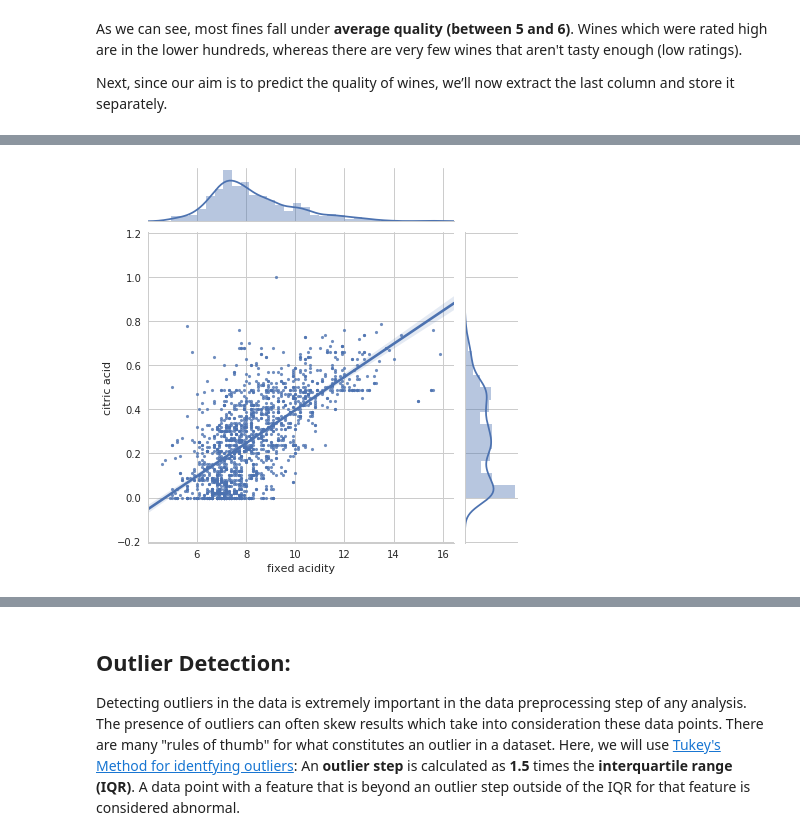
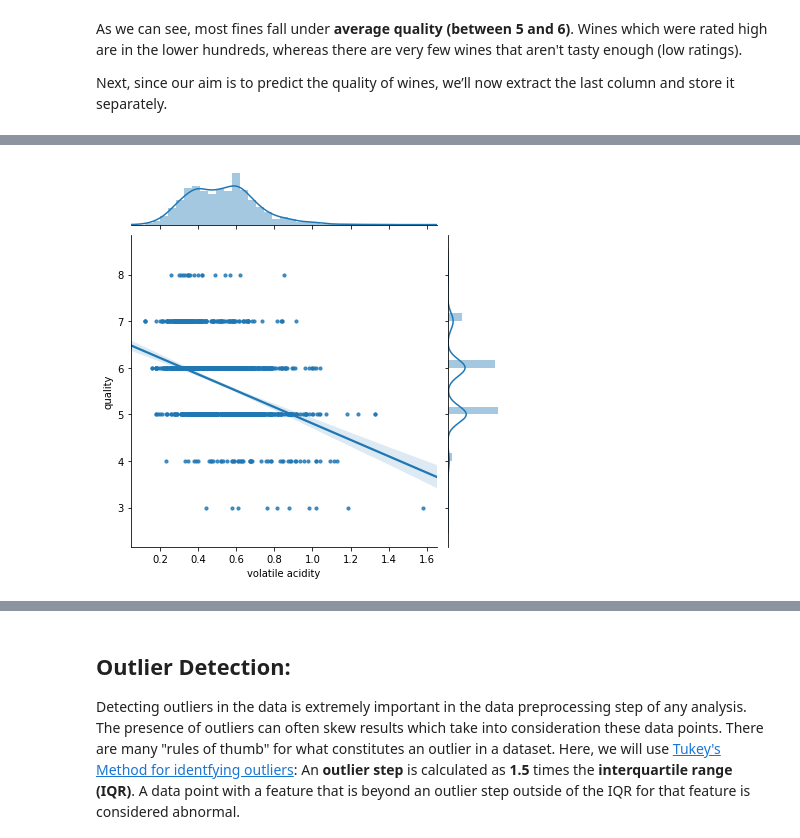
Before and after one commit to booleanhunter/ML-supervised-learning, a Jupyter notebook: game-of-wines/game-of-wines.ipynb, the cells around one changed output, grey strips where cells are left out. Saved outputs shown, nothing was run; the diff lists cells and outputs as text; code cells hidden in the pictures.

```diff
--- a/game-of-wines/game-of-wines.ipynb
+++ b/game-of-wines/game-of-wines.ipynb
@@ -173,7 +130,8 @@ gridA = gridA.plot_marginals(sns.distplot)
 # %%
-fixedAcidity_citricAcid = data[['citric acid', 'fixed acidity']]
-g = sns.JointGrid(x="fixed acidity", y="citric acid", data=fixedAcidity_citricAcid, size=6)
+#Visualize quality vs volatile acidity
+volatileAcidity_quality = data[['quality', 'volatile acidity']]
+g = sns.JointGrid(x="volatile acidity", y="quality", data=volatileAcidity_quality, size=6)
 g = g.plot_joint(sns.regplot, scatter_kws={"s": 10})
 g = g.plot_marginals(sns.distplot)
 # %% [output]
-[figure, old version]
+[figure, new version]
```
Also changed, not shown: parts of 34 cells of this notebook.
